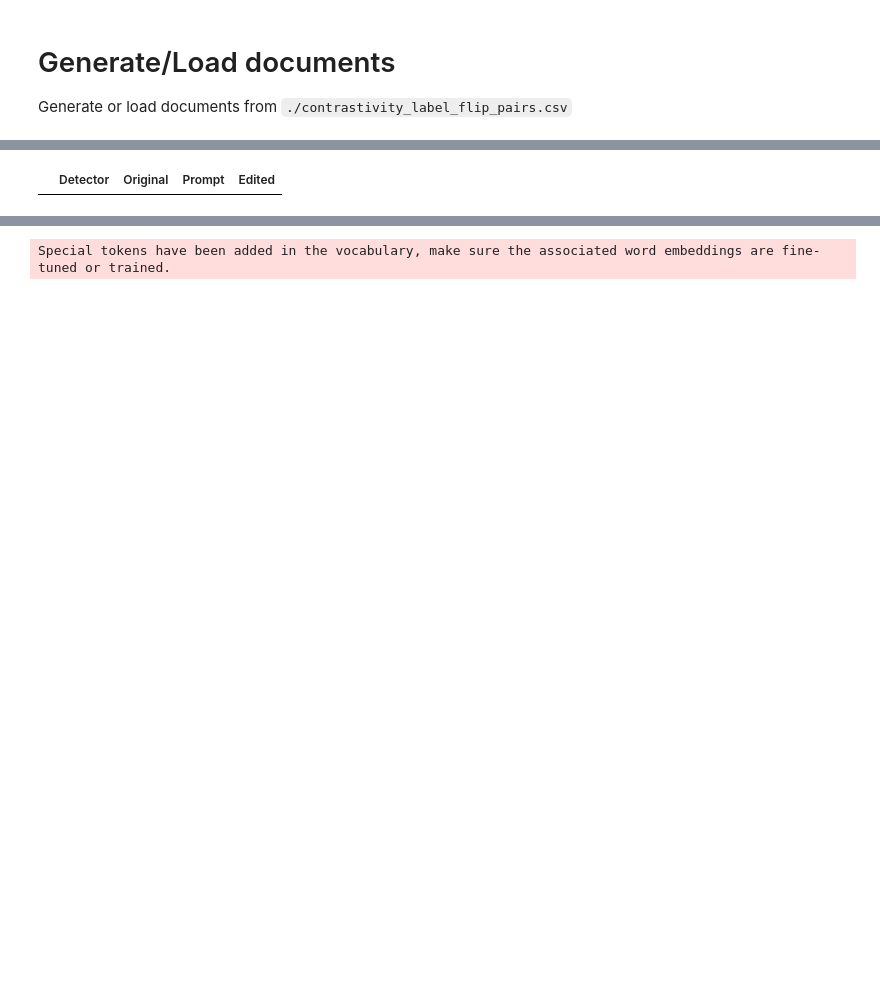
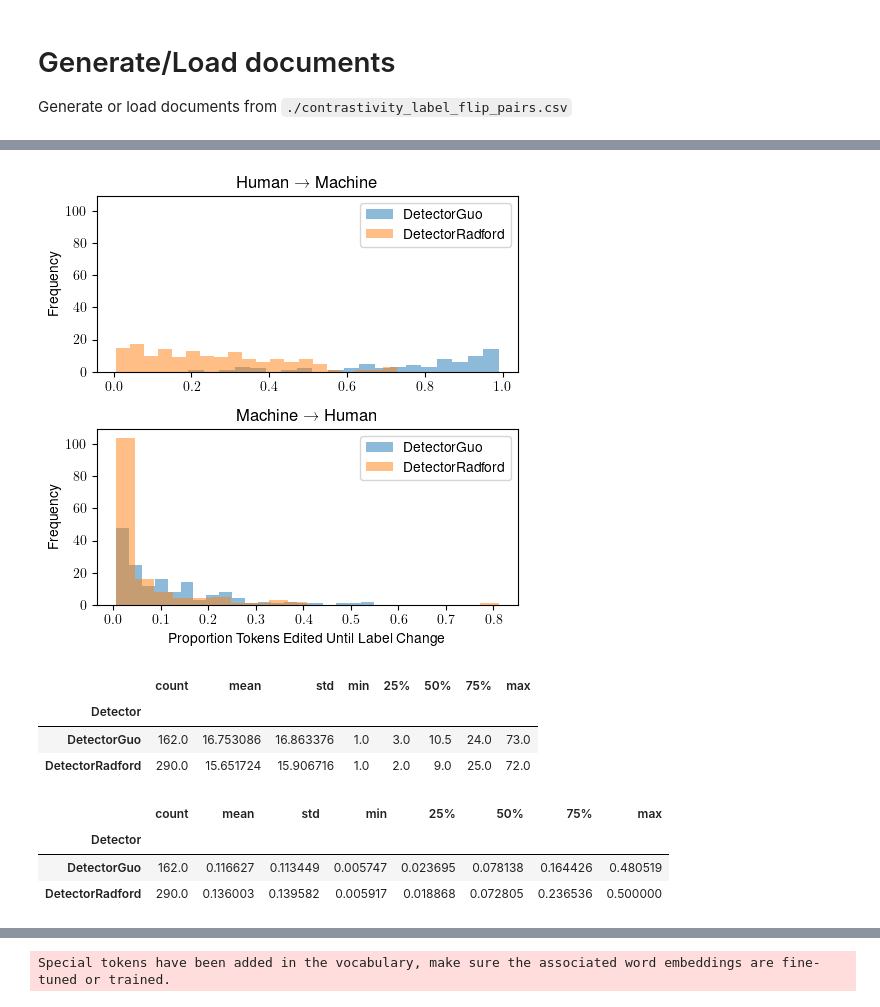
Before and after one commit to loris3/evaluation_explanation_quality, a Jupyter notebook: contrastivity.ipynb, the cells around one changed output, grey strips where cells are left out. Cells and saved outputs as stored; diff of their text form; code cells hidden in the pictures; blank space fills up the shorter version.

```diff
--- a/contrastivity.ipynb
+++ b/contrastivity.ipynb
@@ -178,4 +208,51 @@ df
+# %%
+df["Tokens New Part"] = df.apply(lambda row : len(nlp(row["Edited"].replace(row["Prompt"], ""))) , axis=1)
+df["Tokens Original Part"] = df.apply(lambda row : len(nlp(row["Original"].replace(row["Prompt"], ""))) , axis=1)
+df["Tokens Prompt"] = df.apply(lambda row : len(nlp(row["Prompt"])) , axis=1)
+df["Tokens Document"] = df.apply(lambda row : len(nlp(row["Original"])) , axis=1)
+# %%
+df["Tokens Edited"] = (df["Tokens Document"] - df["Tokens Prompt"])
+df["Tokens Edited Proportion"] = (df["Tokens Document"] - df["Tokens Prompt"]) / df["Tokens Document"]
+# %%
+import matplotlib.pyplot as plt
+import matplotlib
+from matplotlib.backends.backend_pgf import FigureCanvasPgf
+matplotlib.backend_bases.register_backend('pdf', FigureCanvasPgf)
+matplotlib.rcParams.update({
+    "pgf.texsystem": "pdflatex",
+    'font.family': 'sans-serif',
+    "font.sans-serif": "Helvetica",
+    'text.usetex': True,
+    'pgf.rcfonts': False,
+})
+# %%
+f, (ax1, ax2) = plt.subplots(2, 1, sharey=True, figsize=(5,5))
+df[df["f(Original)"] == 1].groupby(["Detector"])["Tokens Edited Proportion"].plot.hist(alpha=0.5, bins=20, ax=ax1 )
+ax1.legend(loc="upper right")
+ax1.set_title("Human → Machine")
+
+df[df["f(Original)"] == 0].groupby(["Detector"])["Tokens Edited Proportion"].plot.hist(alpha=0.5, bins=20, ax=ax2 )
+ax2.legend(loc="upper right")
+ax2.set_title("Machine → Human")
+ax2.set_xlabel("Proportion Tokens Edited Until Label Change ")
+f.tight_layout()
+plt.savefig('./figures/contrastivity-label-flip.pgf')
+plt.show()
+# %% [output]
+[figure, added]
+# %%
+df[df["Tokens Edited Proportion"] <= 0.50].groupby("Detector")["Tokens Edited"].describe()
+# %% [output]
+|  | count | mean | std | min | 25% | 50% | 75% | max |
+| Detector |  |  |  |  |  |  |  |  |
+| DetectorGuo | 162.0 | 16.753086 | 16.863376 | 1.0 | 3.0 | 10.5 | 24.0 | 73.0 |
+| DetectorRadford | 290.0 | 15.651724 | 15.906716 | 1.0 | 2.0 | 9.0 | 25.0 | 72.0 |
+# %%
+df[df["Tokens Edited Proportion"] <= 0.50].groupby("Detector")["Tokens Edited Proportion"].describe()
+# %% [output]
+|  | count | mean | std | min | 25% | 50% | 75% | max |
+| Detector |  |  |  |  |  |  |  |  |
+| DetectorGuo | 162.0 | 0.116627 | 0.113449 | 0.005747 | 0.023695 | 0.078138 | 0.164426 | 0.480519 |
+| DetectorRadford | 290.0 | 0.136003 | 0.139582 | 0.005917 | 0.018868 | 0.072805 | 0.236536 | 0.500000 |
 # %%
-df[df["Original"] == df["Edited"]]
+df = df[df["Tokens Edited Proportion"] <= 0.5]
-# %% [output]
-|  | Detector | Original | Prompt | Edited |
```
Also changed, not shown: parts of 33 cells of this notebook, 4 other files.
